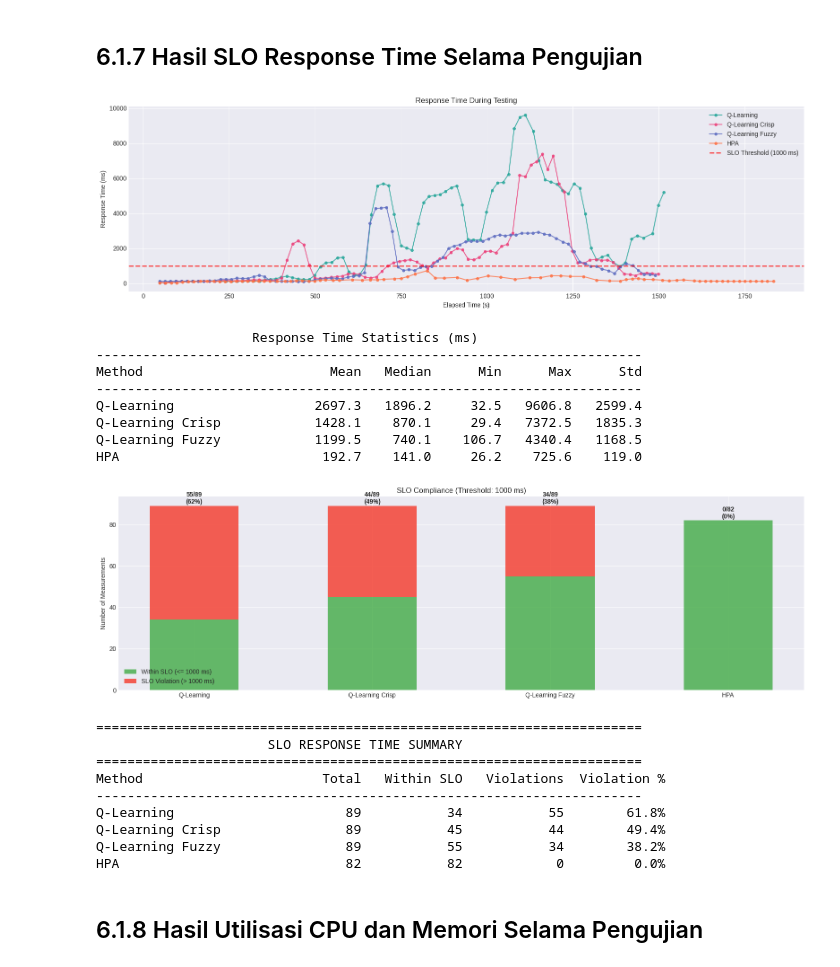
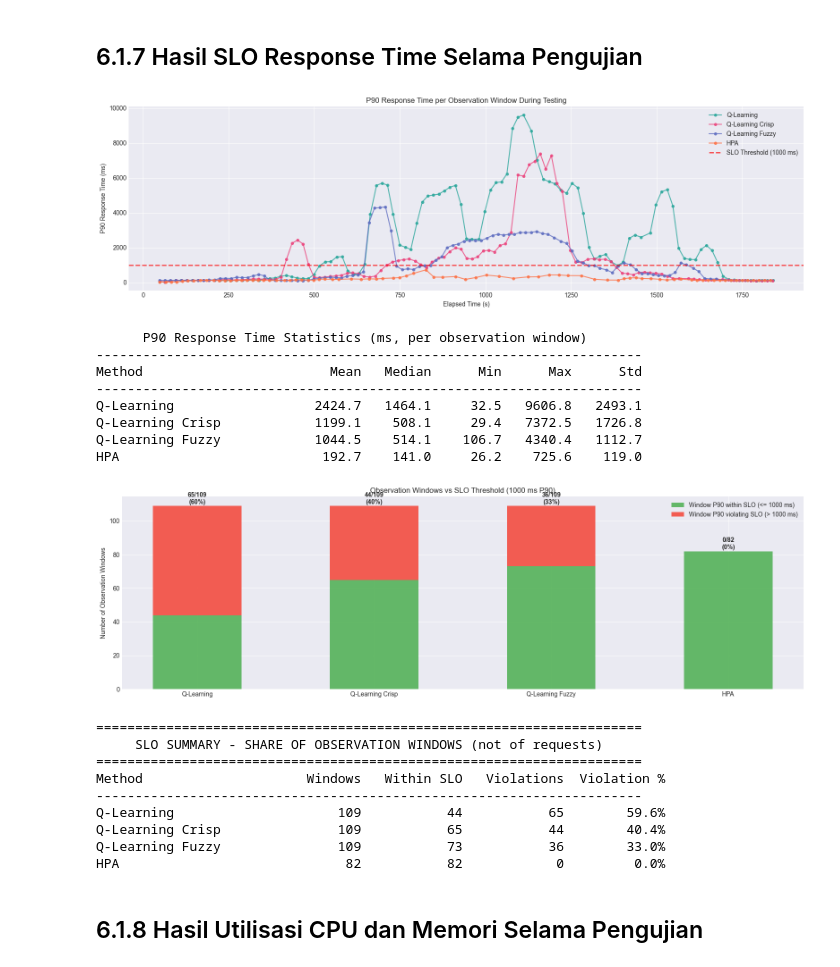
Before and after one commit to indrabrata/autoscaling-k8s-reinforcement-learning, a Jupyter notebook: analysis-dipa/testing_analysis.ipynb, the cells around one changed output. Saved outputs shown, nothing was run; the diff lists cells and outputs as text; code cells hidden in the pictures.

Commit message:
refactor : analysis dipa

```diff
--- a/analysis-dipa/testing_analysis.ipynb
+++ b/analysis-dipa/testing_analysis.ipynb
@@ -35,15 +35,23 @@ print('Raw row counts:')
 for k in METHODS:
     print(f'  {LABELS[k]:<20}: {len(dfs[k])} rows')
 
-# Trim all datasets to the smallest row count for fair comparison
-min_rows = min(len(dfs[k]) for k in METHODS)
-for k in METHODS:
-    dfs[k] = dfs[k].iloc[:min_rows].reset_index(drop=True)
-print(f'\nTrimmed to {min_rows} rows (smallest dataset)')
-
 # Use elapsed time (seconds from start) for x-axis alignment
 for k in METHODS:
     dfs[k]['elapsed_s'] = (dfs[k]['timestamp'] - dfs[k]['timestamp'].iloc[0]).dt.total_seconds()
+
+# Trim on a COMMON TIME HORIZON, not on a common row count.
+#
+# The collector samples every ~COLLECT_INTERVAL seconds, but the effective cadence
+# differs per run (RL runs ~16.2 s/row, HPA ~17.3 s/row, plus occasional gaps), so
+# an equal number of rows does NOT mean equal wall-clock coverage. Cutting every run
+# to the smallest row count (92) would end the RL runs at ~1500 s while HPA keeps its
+# full ~1947 s - the RL runs would lose the k6 ramp-down stage, which is exactly their
+# best-latency period, inflating their SLO violation rate by 6-9 pp. Aligning on
+# elapsed time keeps every method on the same slice of the load profile.
+HORIZON_S = min(dfs[k]['elapsed_s'].max() for k in METHODS)
+for k in METHODS:
+    dfs[k] = dfs[k].loc[dfs[k]['elapsed_s'] <= HORIZON_S].reset_index(drop=True)
+print(f'\nTrimmed to a common horizon of {HORIZON_S:.0f}s ({HORIZON_S / 60:.1f} min)')
 
 print('\nAfter trimming:')
 for k in METHODS:
@@ -68,7 +146,15 @@ After trimming:
 # %% [markdown]
 ## 6.1.7 Hasil SLO Response Time Selama Pengujian
 # %%
-SLO_THRESHOLD = 1000  # ms
+SLO_THRESHOLD = 1000  # ms (= MAX_RESPONSE_TIME in agent-dipa/.env)
+
+# What `response_time_ms` actually is:
+# agent-dipa/utils/metrics.py::_get_response_time runs histogram_quantile(0.90, ...)
+# once PER ENDPOINT (/cpu POST, /memory POST) and averages the two results. So each
+# CSV row is the mean of the per-endpoint P90s over one observation window (~15 s
+# apart, computed on a rate() window of METRICS_INTERVAL seconds) - not the P90 of a
+# single request, and not the combined P90 across both endpoints. Everything below is
+# therefore reported PER OBSERVATION WINDOW, never per request.
 
 # --- Response Time Line Chart ---
 fig, ax = plt.subplots(figsize=(16, 5))
@@ -80,15 +166,15 @@ for key, df, label in datasets:
 
 ax.axhline(y=SLO_THRESHOLD, color='red', linestyle='--', linewidth=2, alpha=0.7, label=f'SLO Threshold ({SLO_THRESHOLD} ms)')
 ax.set_xlabel('Elapsed Time (s)')
-ax.set_ylabel('Response Time (ms)')
-ax.set_title('Response Time During Testing')
+ax.set_ylabel('P90 Response Time (ms)')
+ax.set_title('P90 Response Time per Observation Window During Testing')
 ax.legend()
 
 plt.tight_layout()
 plt.show()
 
 # Response Time Statistics
-print(f'{"Response Time Statistics (ms)":^70}')
+print(f'{"P90 Response Time Statistics (ms, per observation window)":^70}')
 print(f'{"-" * 70}')
 print(f'{"Method":<25} {"Mean":>8} {"Median":>8} {"Min":>8} {"Max":>8} {"Std":>8}')
 print(f'{"-" * 70}')
@@ -99,17 +185,24 @@ for key, df, label in datasets:
     else:
         print(f'{label:<25} {"N/A":>8} {"N/A":>8} {"N/A":>8} {"N/A":>8} {"N/A":>8}')
 # %% [output]
-[figure, old version]
+[figure, new version]
-                    Response Time Statistics (ms)
+      P90 Response Time Statistics (ms, per observation window)
 ----------------------------------------------------------------------
 Method                        Mean   Median      Min      Max      Std
 ----------------------------------------------------------------------
-Q-Learning                  2697.3   1896.2     32.5   9606.8   2599.4
-Q-Learning Crisp            1428.1    870.1     29.4   7372.5   1835.3
-Q-Learning Fuzzy            1199.5    740.1    106.7   4340.4   1168.5
+Q-Learning                  2424.7   1464.1     32.5   9606.8   2493.1
+Q-Learning Crisp            1199.1    508.1     29.4   7372.5   1726.8
+Q-Learning Fuzzy            1044.5    514.1    106.7   4340.4   1112.7
 HPA                          192.7    141.0     26.2    725.6    119.0
 # %%
 # --- SLO Violation Count ---
+#
+# This measures the share of OBSERVATION WINDOWS whose P90 exceeded the threshold.
+# It is NOT the share of individual requests slower than 1000 ms - that would need
+# sum(rate(..._bucket{le="1"})) / sum(rate(..._count)), which the collector does not
+# record. Windows with no traffic (response_time_ms = NaN, which lines up exactly
+# with request_rate_rps == 0) are excluded, so the totals differ per method. Windows
+# are also weighted equally regardless of how many requests they carried.
 fig, ax = plt.subplots(figsize=(16, 5))
 
 violations = {}
@@ -125,48 +218,48 @@ labels_list = list(violations.keys())
 violation_counts = list(violations.values())
 total_counts = [totals[l] for l in labels_list]
 within_counts = [t - v for t, v in zip(total_counts, violation_counts)]
 
 x = np.arange(len(labels_list))
 width = 0.5
 
-ax.bar(x, within_counts, width, label=f'Within SLO (<= {SLO_THRESHOLD} ms)', color='#4CAF50', alpha=0.85)
-ax.bar(x, violation_counts, width, bottom=within_counts, label=f'SLO Violation (> {SLO_THRESHOLD} ms)', color='#F44336', alpha=0.85)
+ax.bar(x, within_counts, width, label=f'Window P90 within SLO (<= {SLO_THRESHOLD} ms)', color='#4CAF50', alpha=0.85)
+ax.bar(x, violation_counts, width, bottom=within_counts, label=f'Window P90 violating SLO (> {SLO_THRESHOLD} ms)', color='#F44336', alpha=0.85)
 
 for i, (v, t) in enumerate(zip(violation_counts, total_counts)):
     pct = v / t * 100 if t > 0 else 0
     ax.text(i, t + 0.3, f'{v}/{t}\n({pct:.0f}%)', ha='center', va='bottom', fontsize=10, fontweight='bold')
 
-ax.set_ylabel('Number of Measurements')
-ax.set_title(f'SLO Compliance (Threshold: {SLO_THRESHOLD} ms)')
+ax.set_ylabel('Number of Observation Windows')
+ax.set_title(f'Observation Windows vs SLO Threshold ({SLO_THRESHOLD} ms P90)')
 ax.set_xticks(x)
 ax.set_xticklabels(labels_list)
 ax.legend()
 
 plt.tight_layout()
 plt.show()
 
 # SLO Summary Table
 print(f'\n{"=" * 70}')
-print(f'{"SLO RESPONSE TIME SUMMARY":^70}')
+print(f'{"SLO SUMMARY - SHARE OF OBSERVATION WINDOWS (not of requests)":^70}')
 print(f'{"=" * 70}')
-print(f'{"Method":<25} {"Total":>8} {"Within SLO":>12} {"Violations":>12} {"Violation %":>12}')
+print(f'{"Method":<25} {"Windows":>8} {"Within SLO":>12} {"Violations":>12} {"Violation %":>12}')
 print(f'{"-" * 70}')
 for label in labels_list:
     t = totals[label]
     v = violations[label]
     w = t - v
     pct = v / t * 100 if t > 0 else 0
     print(f'{label:<25} {t:>8} {w:>12} {v:>12} {pct:>11.1f}%')
 # %% [output]
-[figure, old version]
+[figure, new version]
 ======================================================================
-                      SLO RESPONSE TIME SUMMARY
+     SLO SUMMARY - SHARE OF OBSERVATION WINDOWS (not of requests)
 ======================================================================
-Method                       Total   Within SLO   Violations  Violation %
+Method                     Windows   Within SLO   Violations  Violation %
 ----------------------------------------------------------------------
-Q-Learning                      89           34           55        61.8%
-Q-Learning Crisp                89           45           44        49.4%
-Q-Learning Fuzzy                89           55           34        38.2%
+Q-Learning                     109           44           65        59.6%
+Q-Learning Crisp               109           65           44        40.4%
+Q-Learning Fuzzy               109           73           36        33.0%
 HPA                             82           82            0         0.0%
 # %% [markdown]
 ## 6.1.8 Hasil Utilisasi CPU dan Memori Selama Pengujian
```
Also changed, not shown: parts of 14 cells of this notebook, 1 other file.
